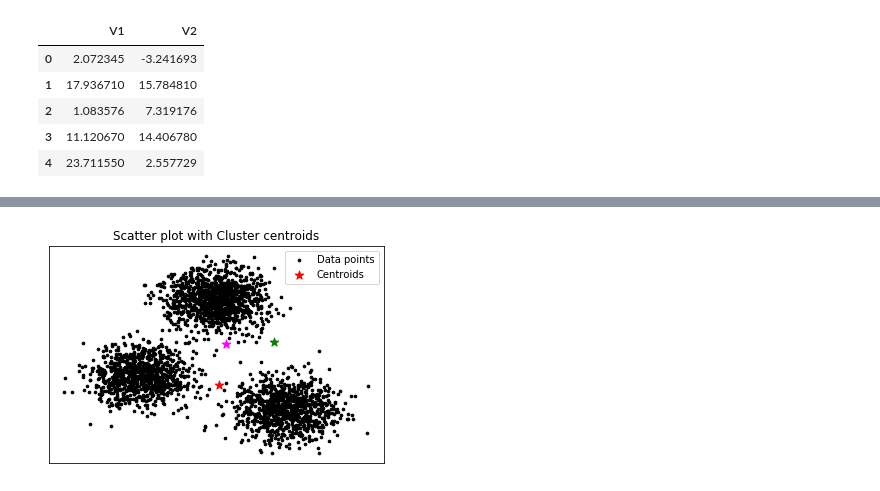
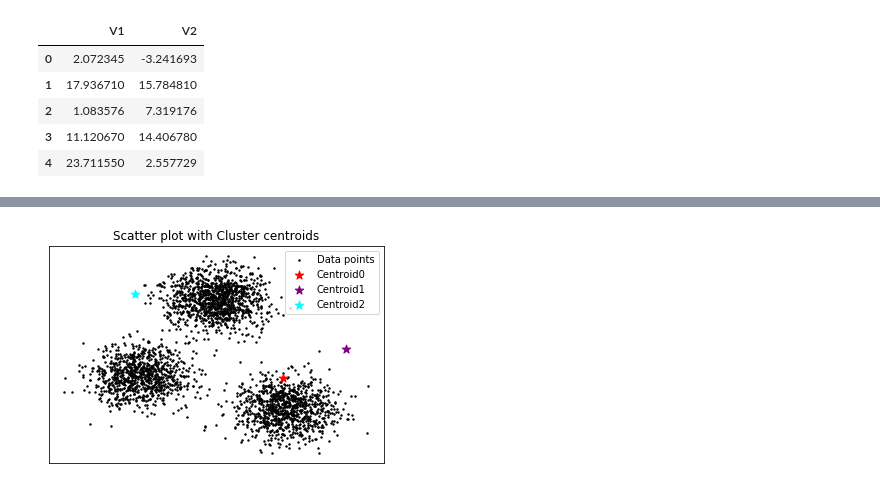
Before and after one commit to viplix3/Essential-ML, a Jupyter notebook: K-Means/K-Means.ipynb, the cells around one changed output, grey strips where cells are left out. Drawn from its saved outputs; the diff is of its cells as text; code cells hidden in the pictures.

```diff
--- a/K-Means/K-Means.ipynb
+++ b/K-Means/K-Means.ipynb
@@ -45,0 +46,6 @@ Randomly initialized centroid for cluster 2: [45,31]
+# %%
+X = np.asarray(list(zip(data['V1'], data['V2'])), dtype=np.float32)
+C = np.asarray(list(zip(C_x, C_y)), dtype=np.float32)
+
+C_old = np.zeros(C.shape) # For holding the old clusters during optimization
+clusters = np.zeros(X.shape[0]) # Initial allocation of clusters to data points
@@ -46,12 +62,14 @@ Randomly initialized centroid for cluster 2: [45,31]
 # %%
-color = ['red', 'green', 'p', 'cyan']
-plt.scatter(data['V1'], data['V2'], color='black', s=7)
+color = ['red', 'purple', 'cyan','green', 'magenta']
+plt.scatter(X[:, 0], X[:, 1], color='black', s=2)
+legend = ['Data points']
 for i in range(K):
-    plt.scatter(C_x[i], C_y[i], marker='*', color=color[i], s=80)
+    plt.scatter(C[i][0], C[i][1], marker='*', color=color[i], s=80)
+    legend.append('Centroid'+str(i))
 plt.xticks([], [])
 plt.yticks([], [])
 plt.title('Scatter plot with Cluster centroids')
-plt.legend(['Data points', 'Centroids'])
+plt.legend(legend)
 plt.show()
 # %% [output]
-[figure, old version]
+[figure, new version]
```
Also changed, not shown: parts of 9 cells of this notebook, 1 other file.
